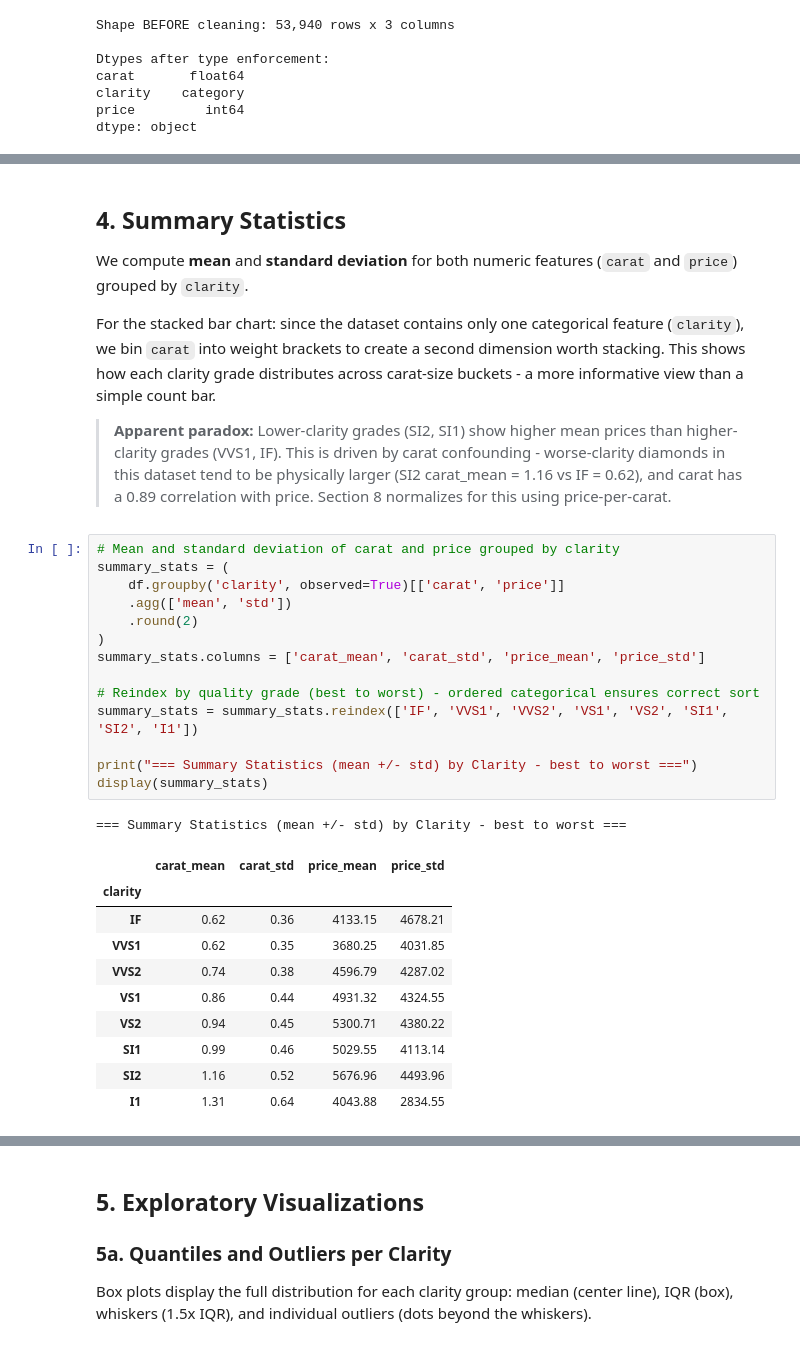
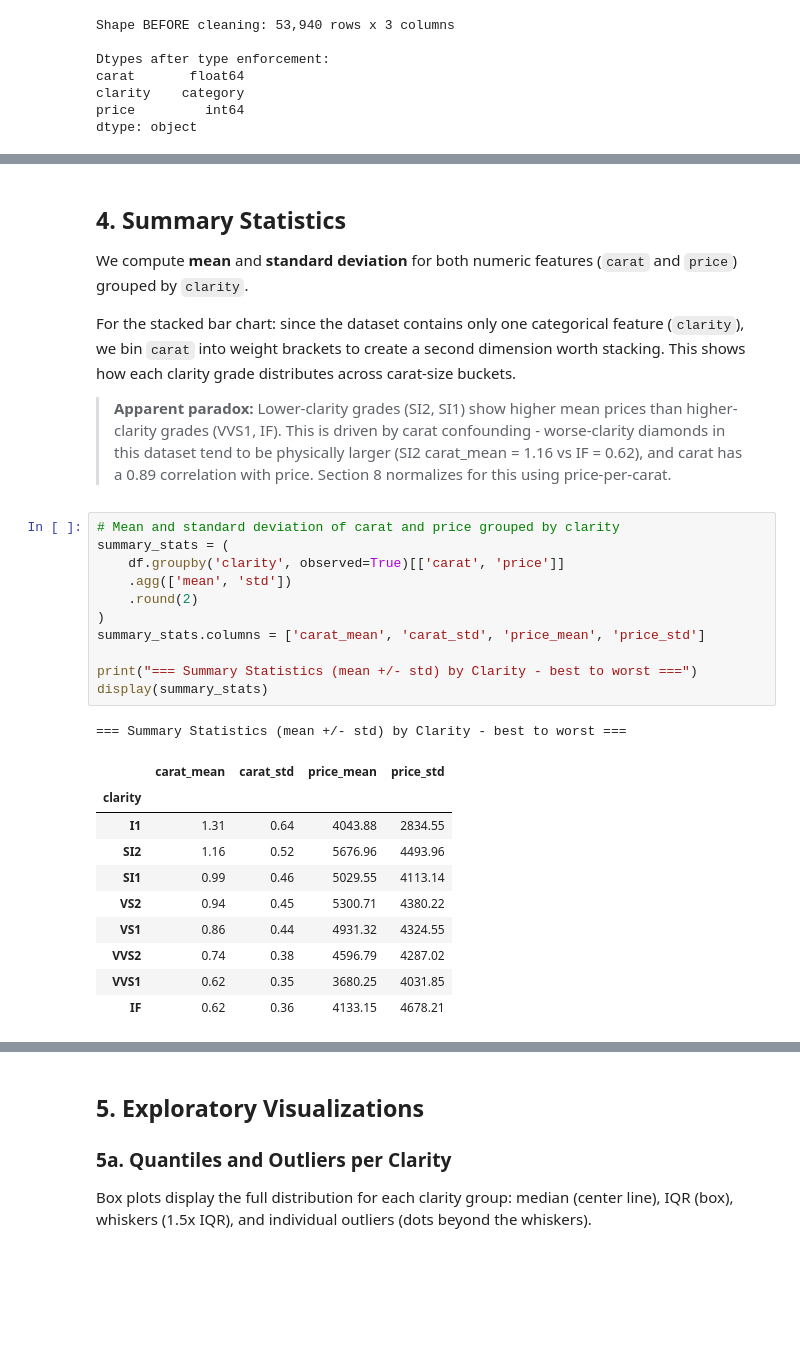
Before and after one commit to akaseahawk/wilcore-interview-DS2, a Jupyter notebook: diamond_analysis.ipynb, the cells around one changed output, grey strips where cells are left out. Saved outputs shown, nothing was run; the diff lists cells and outputs as text; blank space fills up the shorter version.

```diff
--- a/diamond_analysis.ipynb
+++ b/diamond_analysis.ipynb
@@ -212,36 +207,32 @@ grouped by `clarity`.
 
 For the stacked bar chart: since the dataset contains only one categorical feature (`clarity`),
 we bin `carat` into weight brackets to create a second dimension worth stacking. This shows how
-each clarity grade distributes across carat-size buckets - a more informative view than a
-simple count bar.
+each clarity grade distributes across carat-size buckets.
 
 > **Apparent paradox:** Lower-clarity grades (SI2, SI1) show higher mean prices than higher-clarity grades (VVS1, IF). This is driven by carat confounding - worse-clarity diamonds in this dataset tend to be physically larger (SI2 carat_mean = 1.16 vs IF = 0.62), and carat has a 0.89 correlation with price. Section 8 normalizes for this using price-per-carat.
 # %%
 # Mean and standard deviation of carat and price grouped by clarity
 summary_stats = (
     df.groupby('clarity', observed=True)[['carat', 'price']]
     .agg(['mean', 'std'])
     .round(2)
 )
 summary_stats.columns = ['carat_mean', 'carat_std', 'price_mean', 'price_std']
 
-# Reindex by quality grade (best to worst) - ordered categorical ensures correct sort
-summary_stats = summary_stats.reindex(['IF', 'VVS1', 'VVS2', 'VS1', 'VS2', 'SI1', 'SI2', 'I1'])
-
 print("=== Summary Statistics (mean +/- std) by Clarity - best to worst ===")
 display(summary_stats)
 # %% [output]
 === Summary Statistics (mean +/- std) by Clarity - best to worst ===
 |  | carat_mean | carat_std | price_mean | price_std |
 | clarity |  |  |  |  |
+| I1 | 1.31 | 0.64 | 4043.88 | 2834.55 |
+| SI2 | 1.16 | 0.52 | 5676.96 | 4493.96 |
+| SI1 | 0.99 | 0.46 | 5029.55 | 4113.14 |
+| VS2 | 0.94 | 0.45 | 5300.71 | 4380.22 |
+| VS1 | 0.86 | 0.44 | 4931.32 | 4324.55 |
+| VVS2 | 0.74 | 0.38 | 4596.79 | 4287.02 |
+| VVS1 | 0.62 | 0.35 | 3680.25 | 4031.85 |
 | IF | 0.62 | 0.36 | 4133.15 | 4678.21 |
-| VVS1 | 0.62 | 0.35 | 3680.25 | 4031.85 |
-| VVS2 | 0.74 | 0.38 | 4596.79 | 4287.02 |
-| VS1 | 0.86 | 0.44 | 4931.32 | 4324.55 |
-| VS2 | 0.94 | 0.45 | 5300.71 | 4380.22 |
-| SI1 | 0.99 | 0.46 | 5029.55 | 4113.14 |
-| SI2 | 1.16 | 0.52 | 5676.96 | 4493.96 |
-| I1 | 1.31 | 0.64 | 4043.88 | 2834.55 |
 # %%
 # Stacked bar chart: carat-weight buckets (x-axis) stacked by clarity grade
 # This reveals how each clarity distributes across stone sizes
```
Also changed, not shown: parts of 17 cells of this notebook.
